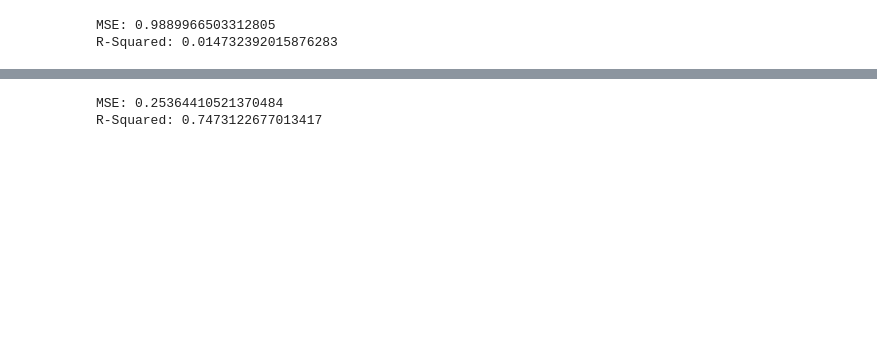
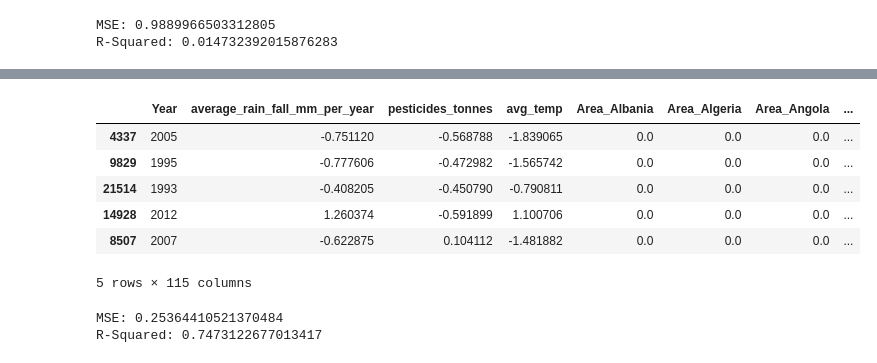
Before and after one commit to kv22aac/final-project-crop-yield-prediction, a Jupyter notebook: test.ipynb, the cells around one changed output, grey strips where cells are left out. Saved outputs shown, nothing was run; the diff lists cells and outputs as text; code cells hidden in the pictures; blank space fills up the shorter version.

```diff
--- a/test.ipynb
+++ b/test.ipynb
@@ -201,0 +181,10 @@ r2_full = r2_score(y_test_full, y_pred_full)
+# %%
+X_train_full.head()
+# %% [output]
+|  | Year | average_rain_fall_mm_per_year | pesticides_tonnes | avg_temp | Area_Albania | Area_Algeria | Area_Angola | ... |
+| 4337 | 2005 | -0.751120 | -0.568788 | -1.839065 | 0.0 | 0.0 | 0.0 | ... |
+| 9829 | 1995 | -0.777606 | -0.472982 | -1.565742 | 0.0 | 0.0 | 0.0 | ... |
+| 21514 | 1993 | -0.408205 | -0.450790 | -0.790811 | 0.0 | 0.0 | 0.0 | ... |
+| 14928 | 2012 | 1.260374 | -0.591899 | 1.100706 | 0.0 | 0.0 | 0.0 | ... |
+| 8507 | 2007 | -0.622875 | 0.104112 | -1.481882 | 0.0 | 0.0 | 0.0 | ... |
+5 rows × 115 columns
```
Also changed, not shown: parts of 14 cells of this notebook, 6 other files.
